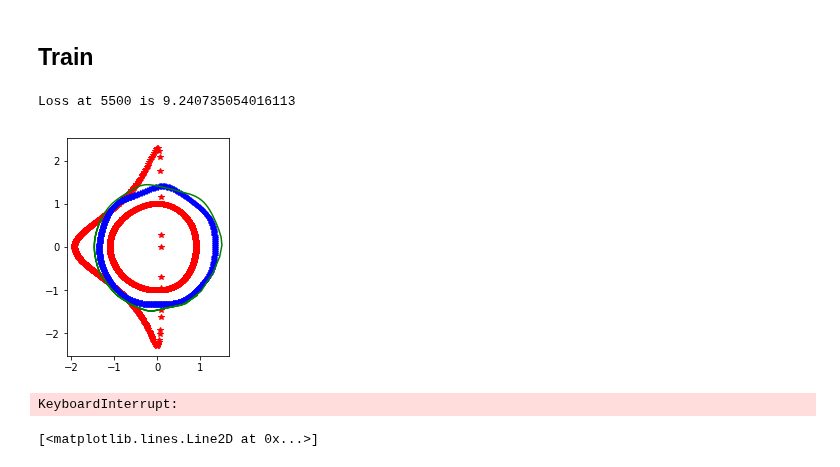
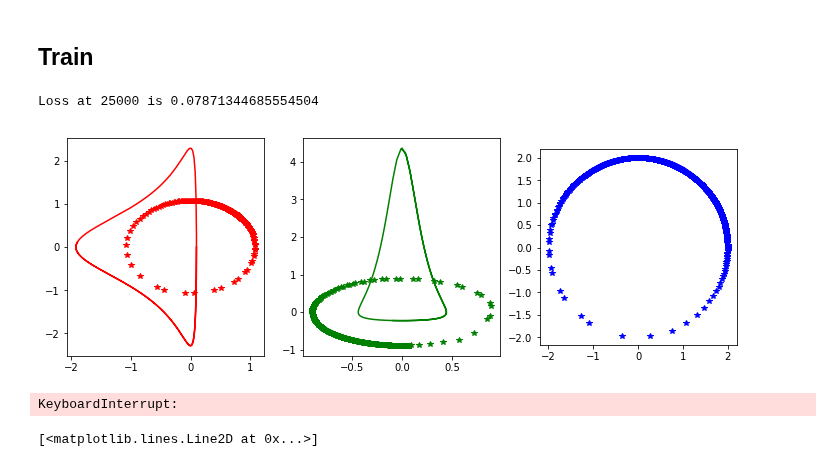
Before and after one commit to rbondesan/CanonicalFlows, a Jupyter notebook: notebooks/kepler-traj.ipynb, the cells around one changed output. Drawn from its saved outputs; the diff is of its cells as text; code cells hidden in the pictures.

```diff
--- a/notebooks/kepler-traj.ipynb
+++ b/notebooks/kepler-traj.ipynb
@@ -110,7 +110,7 @@ def make_initial_x(eccentricity=np.array(0.6)):
     return x
 #    x0 = np.reshape([1-eccentricity, 0., 0, np.sqrt((1+eccentricity) / (1-eccentricity)), 0, 0], [1,3,1,2])
 
-eccentricity = np.array([.1, .9])
+eccentricity = np.array([.9])
 assert settings['d']==3 and settings['num_particles']==1
 x0 = make_initial_x(eccentricity)
 q0,p0 = extract_q_p(x0)
@@ -192,7 +165,7 @@ Define the model as sequence of a symplectic transformation T
 stack = []
 for i in range(settings['num_stacks_bijectors']):
     stack.extend([ #ZeroCenter(is_training_forward=False),
-                  LinearSymplecticTwoByTwo(),
+                  LinearSymplectic(),
 #                  SymplecticAdditiveCoupling(shift_model=MLP(activation=tf.nn.tanh))])
                   SymplecticAdditiveCoupling(shift_model=IrrotationalMLP())])
 T = Chain(stack)
@@ -250,7 +228,10 @@ test_make_circle_loss()
 # %%
+# 2 batches
 step = tf.get_variable("global_step", [], tf.int64, tf.zeros_initializer(), trainable=False)
 
 traj = tf.constant(traj, dtype=DTYPE)
+
+traj = tf.random_shuffle(traj)
 
 from utils import extract_q_p
 with tf.name_scope("canonical_transformation"):
@@ -282,26 +284,42 @@ loss_converged = 5e-7
 # %%
 while loss_np > loss_converged:
     _, it, loss_np = sess.run([train_op, step, loss])
-    if it % 20 == 0:
+#     if it % 20 == 0:
+#         display.clear_output(wait=True)
+#         print("Loss at {} is {}".format(it, loss_np))
+#         fig = plt.figure(figsize=(4,4))
+#         qhat_traj,phat_traj = sess.run(extract_q_p(z))
+
+# #        plt.plot(qtraj[::2,dd,nn,0], ptraj[::2,dd,nn,0],'r*')
+# #        plt.plot(qhat_traj[::2,dd,nn,0], phat_traj[::2,dd,nn,0],'b+')
+
+#         plt.plot(qtraj[:,dd,nn,0], ptraj[:,dd,nn,0],'r*')
+#         plt.plot(qhat_traj[:,0,dd,nn,0], phat_traj[:,0,dd,nn,0],'b+')
+#         plt.plot(qhat_traj[:,1,dd,nn,0], phat_traj[:,1,dd,nn,0],'g-')
+
+#         plt.gca().set_aspect('equal', adjustable='box')
+#         #plt.savefig('../results/kepler/image_at_it_{:04d}.png'.format(it))
+#         plt.show()
+#     losses.append(loss_np)
+
+    if it % 1000 == 0:
         display.clear_output(wait=True)
         print("Loss at {} is {}".format(it, loss_np))
-        fig = plt.figure(figsize=(4,4))
+        fig = plt.figure(figsize=(12,4))
         qhat_traj,phat_traj = sess.run(extract_q_p(z))
 
-#        plt.plot(qtraj[::2,dd,nn,0], ptraj[::2,dd,nn,0],'r*')
-#        plt.plot(qhat_traj[::2,dd,nn,0], phat_traj[::2,dd,nn,0],'b+')
-
-        plt.plot(qtraj[:,dd,nn,0], ptraj[:,dd,nn,0],'r*')
-        plt.plot(qhat_traj[:,0,dd,nn,0], phat_traj[:,0,dd,nn,0],'b+')
-        plt.plot(qhat_traj[:,1,dd,nn,0], phat_traj[:,1,dd,nn,0],'g-')
+        cols=['r','g','b']
+        for n in range(settings['d']):
+            plt.subplot(1, settings['d'], n + 1)
+            plt.plot(qtraj[:,n,0,0], ptraj[:,n,0,0], cols[n]+'-')
+            plt.plot(qhat_traj[:,n,0,0], phat_traj[:,n,0,0], cols[n]+'*')
 
         plt.gca().set_aspect('equal', adjustable='box')
         #plt.savefig('../results/kepler/image_at_it_{:04d}.png'.format(it))
         plt.show()
-    losses.append(loss_np)
 # %% [output]
-Loss at 5500 is 9.240735054016113
+Loss at 25000 is 0.07871344685554504
-[figure, old version]
+[figure, new version]
 KeyboardInterrupt:
 # %%
 plt.plot(np.log(losses[:]))
```
Also changed, not shown: parts of 7 cells of this notebook, 5 other files.
